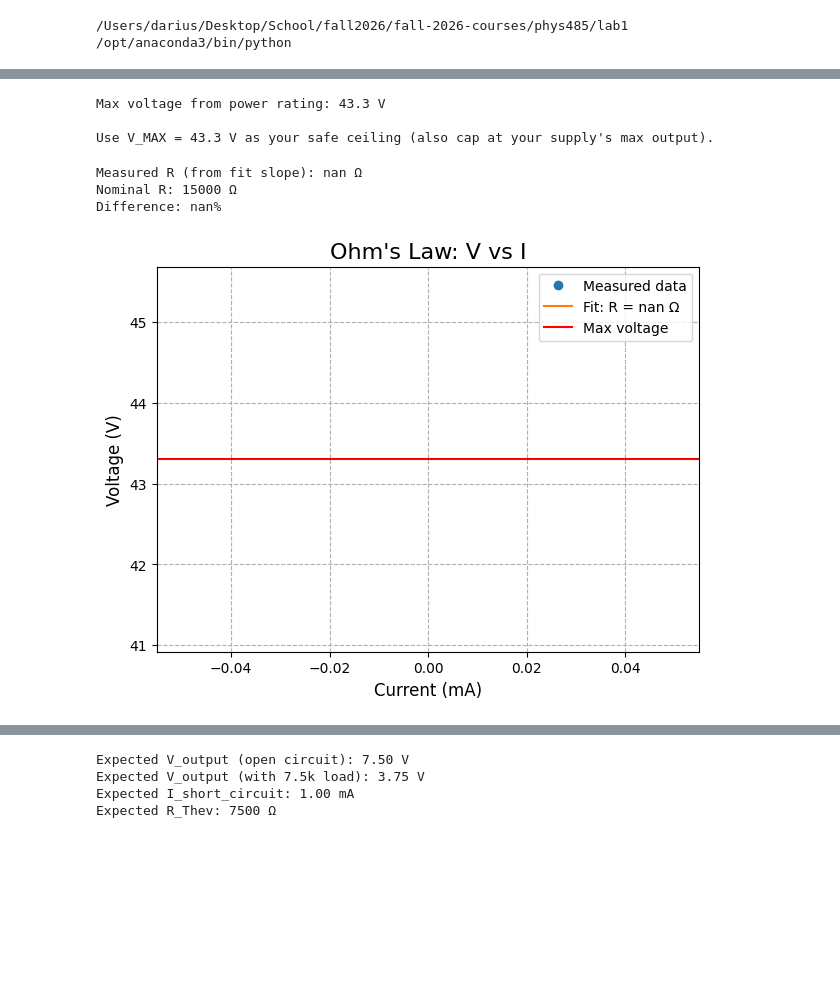
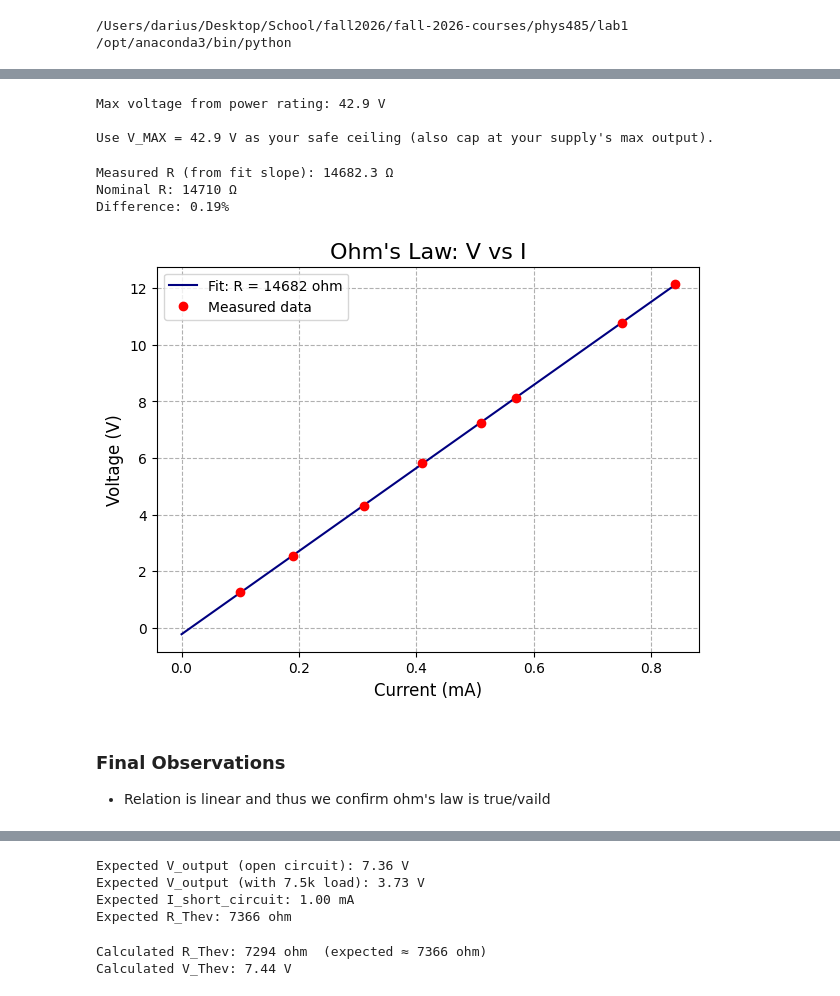
Before and after one commit to darius-uru/fall-2026-courses, a Jupyter notebook: phys485/lab1/lab1.ipynb, the cells around one changed output, grey strips where cells are left out. Cells and saved outputs as stored; diff of their text form; code cells hidden in the pictures; blank space fills up the shorter version.

```diff
--- a/phys485/lab1/lab1.ipynb
+++ b/phys485/lab1/lab1.ipynb
@@ -47,7 +50,7 @@ print(sys.executable)
   <b>Circuit 1</b>
 </p>
 # %%
-R_nominal = 15 * k          # 15 kΩ, using the k prefix from format.py
+R_nominal = 14.71 * k          # 15 kΩ, using the k prefix from format.py
 P_max = 1/8                 # watts, 1/8-watt resistor rating
 
 # --- power-limited max voltage ---
@@ -66,38 +69,42 @@ else:
 
 print(f"\nUse V_MAX = {V_MAX:.1f} V as your safe ceiling (also cap at your supply's max output).")
 # %% [output]
-Max voltage from power rating: 43.3 V
+Max voltage from power rating: 42.9 V
 
-Use V_MAX = 43.3 V as your safe ceiling (also cap at your supply's max output).
+Use V_MAX = 42.9 V as your safe ceiling (also cap at your supply's max output).
 # %%
 NUM_POINTS = 7   # answers lecture Q5 — adjust as you see fit, but justify it in your notebook
 
 V_set = np.linspace(0, V_MAX, NUM_POINTS)   # your target supply settings
 
 # Fill these in as you measure at your bench — DO NOT use the supply's screen value (lecture Q6)
-V_measured = np.array([])   # multimeter reading across the resistor, one per point
-I_measured = np.array([])   # ammeter reading in series, one per point
+V_measured = np.array([1.264, 2.551, 4.306, 5.838, 7.25, 8.11, 10.77, 12.14])   # multimeter reading across the resistor, one per point
+I_measured = 10**(-3) * np.array([0.10, 0.19, 0.31, 0.41, 0.51, 0.57, 0.75, 0.84])   # ammeter reading in series, one per point
 # %%
 # Linear regression: V = I*R  ->  slope = R
 fit = linregress(I_measured, V_measured)
 R_fit = fit.slope
 
 print(f"Measured R (from fit slope): {R_fit:.1f} Ω")
 print(f"Nominal R: {R_nominal:.0f} Ω")
 print(f"Difference: {abs(R_fit - R_nominal)/R_nominal*100:.2f}%")
 
 fig, ax = plt.subplots(figsize=(7, 5))
-ax.plot(I_measured * 1000, V_measured, 'o', label='Measured data')
+ax.plot(I_fit_line * 1000, fit.slope * I_fit_line + fit.intercept, '-', label=f'Fit: R = {R_fit:.0f} ohm', color = "navy")
+ax.plot(I_measured * 1000, V_measured, 'o', label='Measured data', color = "red")
 I_fit_line = np.linspace(0, I_measured.max(), 50) if len(I_measured) else np.array([0, 1])
-ax.plot(I_fit_line * 1000, fit.slope * I_fit_line + fit.intercept, '-', label=f'Fit: R = {R_fit:.0f} Ω')
-ax.axhline(y = V_MAX, color = "red", label = "Max voltage")
+
+# ax.axhline(y = V_MAX, color = "red", label = "Max voltage")
 look_nice(ax, "Current (mA)", "Voltage (V)", "Ohm's Law: V vs I")
 plt.show()
 # %% [output]
-Measured R (from fit slope): nan Ω
-Nominal R: 15000 Ω
-Difference: nan%
+Measured R (from fit slope): 14682.3 Ω
+Nominal R: 14710 Ω
+Difference: 0.19%
-[figure, old version]
+[figure, new version]
+# %% [markdown]
+### Final Observations
+- Relation is linear and thus we confirm ohm's law is true/vaild
 # %% [markdown]
 ## 1L.3   Voltage divider
 
@@ -134,10 +141,10 @@ Difference: nan%
   <b>Circuit 3</b>
 </p>
 # %%
-Vin = 15            # V
-R1 = 15 * k
-R2 = 15 * k
-Rload = 7.5 * k
+Vin = 14.9            # V
+R1 = 14.91 * k
+R2 = 14.56 * k
+Rload = 7.55 * k
 
 # --- Expected open-circuit output (Circuit 2) ---
 V_output_expected = Vin * R2 / (R1 + R2)
@@ -154,10 +161,10 @@ print(f"Expected I_short_circuit: {I_sc_expected*1000:.2f} mA")
 
 # --- Expected Thevenin equivalent ---
 R_Thev_expected = (R1 * R2) / (R1 + R2)
-print(f"Expected R_Thev: {R_Thev_expected:.0f} Ω")
+print(f"Expected R_Thev: {R_Thev_expected:.0f} ohm")
 # %% [output]
-Expected V_output (open circuit): 7.50 V
-Expected V_output (with 7.5k load): 3.75 V
+Expected V_output (open circuit): 7.36 V
+Expected V_output (with 7.5k load): 3.73 V
 Expected I_short_circuit: 1.00 mA
-Expected R_Thev: 7500 Ω
+Expected R_Thev: 7366 ohm
 # %%
@@ -168,6 +175,9 @@ I_short_circuit = None   # measured short-circuit current (through ammeter, in A
 R_Thev = V_output / I_short_circuit
 V_Thev = V_output   # open-circuit voltage IS the Thevenin voltage
 
-print(f"Calculated R_Thev: {R_Thev:.0f} Ω  (expected ≈ {R_Thev_expected:.0f} Ω)")
+print(f"Calculated R_Thev: {R_Thev/2:.0f} ohm  (expected ≈ {R_Thev_expected:.0f} ohm)")
 print(f"Calculated V_Thev: {V_Thev:.2f} V")
+# %% [output]
+Calculated R_Thev: 7294 ohm  (expected ≈ 7366 ohm)
+Calculated V_Thev: 7.44 V
 # %%
```
Also changed, not shown: parts of 5 cells of this notebook.
